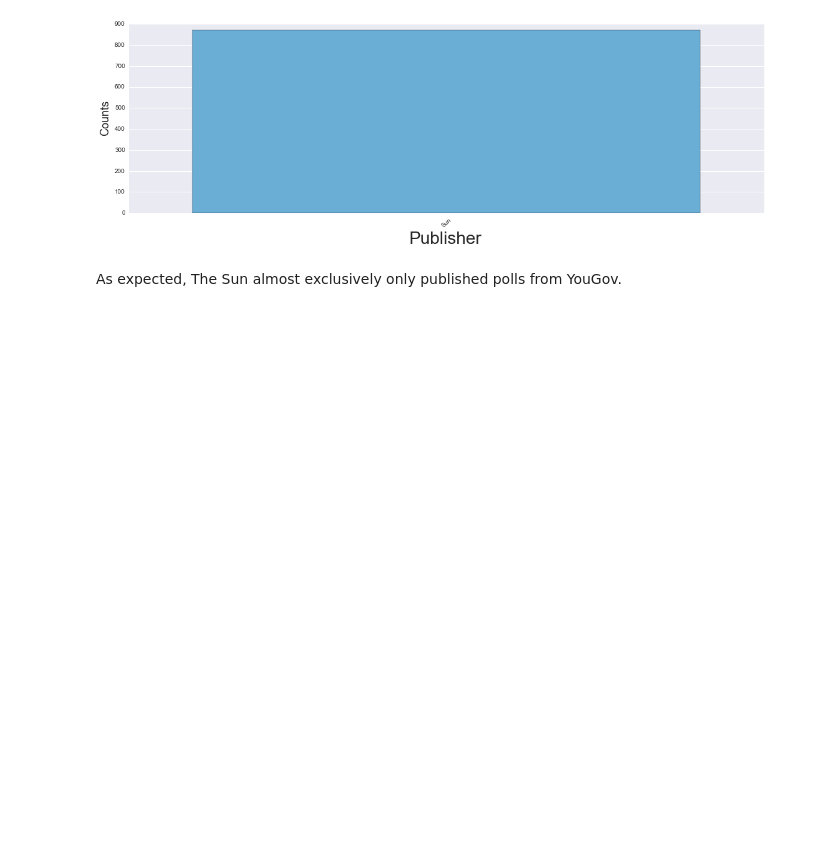
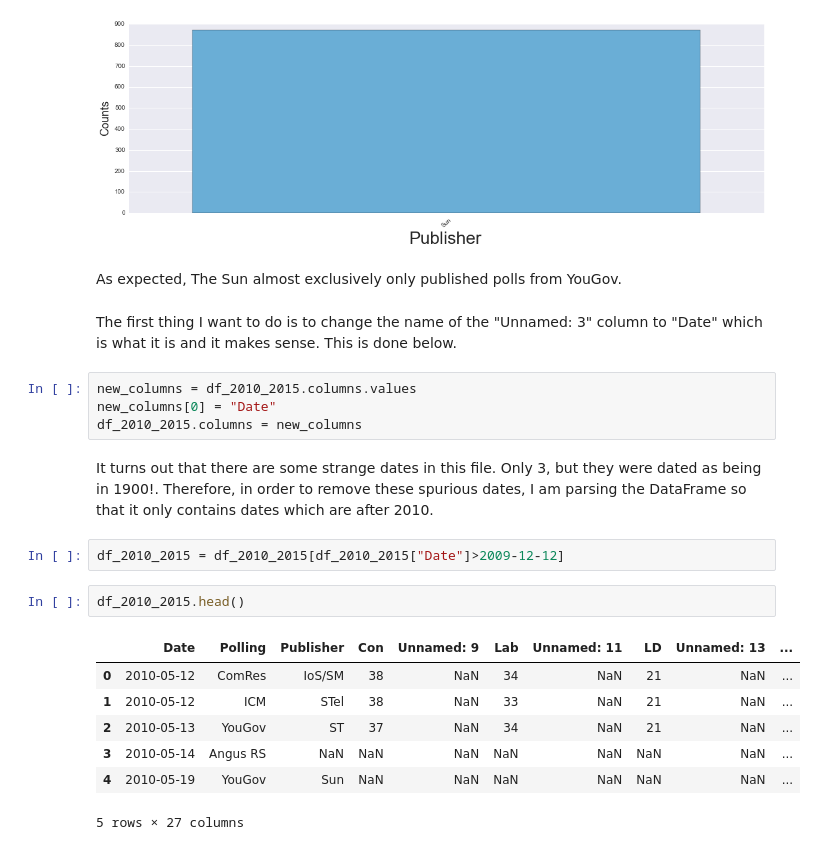
Before and after one commit to maclamont/UKElections, a Jupyter notebook: PollingData.ipynb, the cells around one changed output. Saved outputs shown, nothing was run; the diff lists cells and outputs as text; blank space fills up the shorter version.

```diff
--- a/PollingData.ipynb
+++ b/PollingData.ipynb
@@ -234,3 +223,23 @@ g.set_xticklabels(rotation=40)
 [figure]
 # %% [markdown]
 As expected, The Sun almost exclusively only published polls from YouGov.
+# %% [markdown]
+The first thing I want to do is to change the name of the "Unnamed: 3" column to "Date" which is what it is and it makes sense.  This is done below.
+# %%
+new_columns = df_2010_2015.columns.values
+new_columns[0] = "Date"
+df_2010_2015.columns = new_columns
+# %% [markdown]
+It turns out that there are some strange dates in this file.  Only 3, but they were dated as being in 1900!.  Therefore, in order to remove these spurious dates, I am parsing the DataFrame so that it only contains dates which are after 2010.
+# %%
+df_2010_2015 = df_2010_2015[df_2010_2015["Date"]>2009-12-12]
+# %%
+df_2010_2015.head()
+# %% [output]
+|  | Date | Polling | Publisher | Con | Unnamed: 9 | Lab | Unnamed: 11 | LD | Unnamed: 13 | ... |
+| 0 | 2010-05-12 | ComRes | IoS/SM | 38 | NaN | 34 | NaN | 21 | NaN | ... |
+| 1 | 2010-05-12 | ICM | STel | 38 | NaN | 33 | NaN | 21 | NaN | ... |
+| 2 | 2010-05-13 | YouGov | ST | 37 | NaN | 34 | NaN | 21 | NaN | ... |
+| 3 | 2010-05-14 | Angus RS | NaN | NaN | NaN | NaN | NaN | NaN | NaN | ... |
+| 4 | 2010-05-19 | YouGov | Sun | NaN | NaN | NaN | NaN | NaN | NaN | ... |
+5 rows × 27 columns
```
Also changed, not shown: parts of 4 cells of this notebook.
